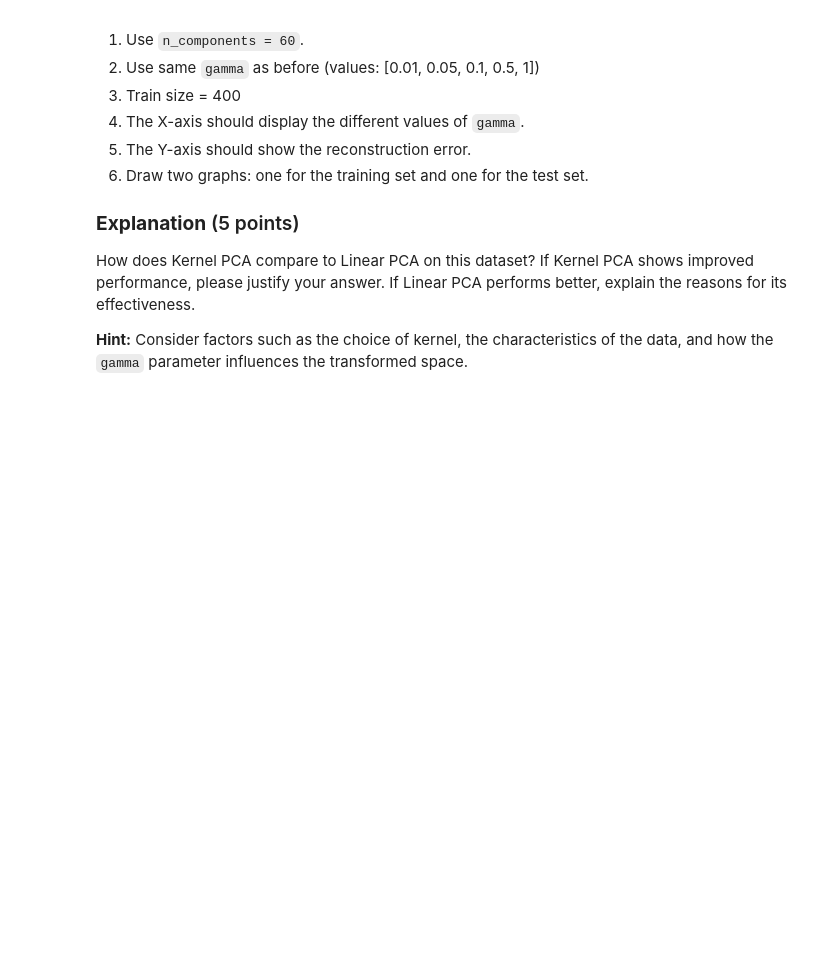
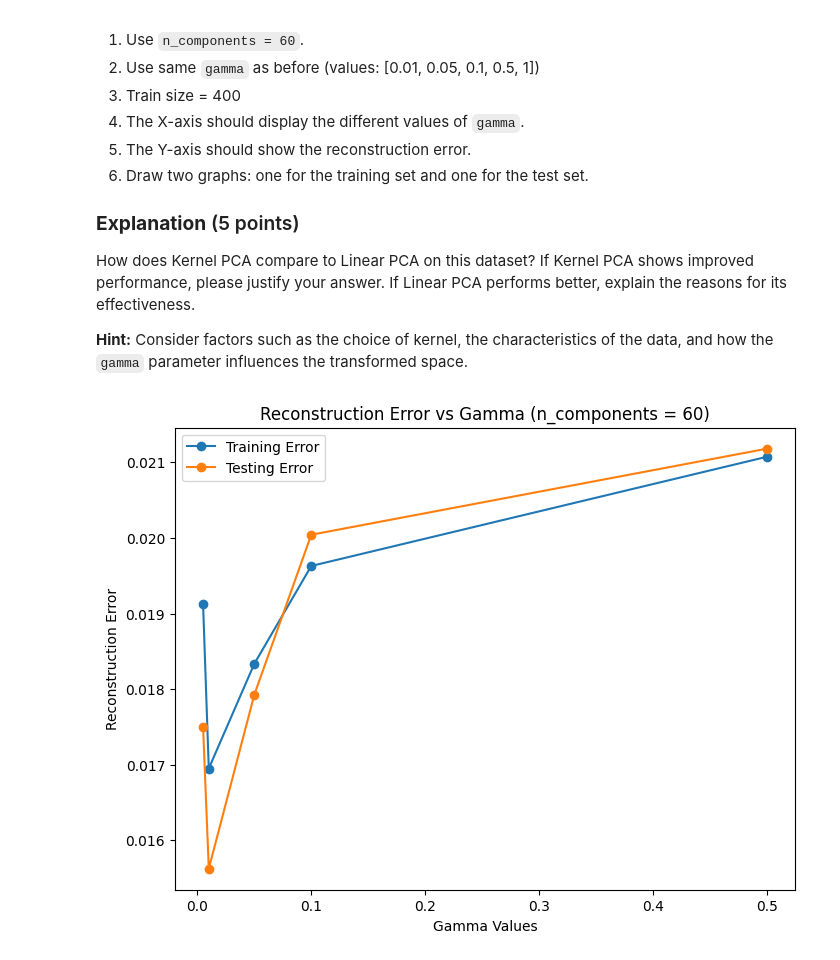
Before and after one commit to omhpatel7/4ML3, a Jupyter notebook: patelo14.ipynb, the cells around one changed output. Saved outputs shown, nothing was run; the diff lists cells and outputs as text; code cells hidden in the pictures; blank space fills up the shorter version.

```diff
--- a/patelo14.ipynb
+++ b/patelo14.ipynb
@@ -743,33 +786,46 @@ How does Kernel PCA compare to Linear PCA on this dataset? If Kernel PCA shows i
 # %%
 # Choose n_components = 60 for visualization
 n_components = 60
+gamma_values = [0.005, 0.01, 0.05, 0.1, 0.5]
+train_size = 400
 
-    ########################
-    ########################
-    #### YOUR CODE HERE ####
-    ########################
-    ########################
+train_errors = []
+test_errors = []
 
-    ########################################################
-    ########################################################
-    #### HINT: You have the values from previos section ####
-    ########################################################
-    ########################################################
+for gamma in gamma_values:
+    kernel_pca = KernelPCA(kernel='rbf', gamma=gamma, n_components=n_components, fit_inverse_transform=True)
+
+    X_train_transformed = kernel_pca.fit_transform(X_train)
+
+    X_train_reconstructed = kernel_pca.inverse_transform(X_train_transformed)
+
+    train_error = np.mean(np.square(X_train - X_train_reconstructed))
+
+    X_test_transformed = kernel_pca.transform(X_test)
+
+    X_test_reconstructed = kernel_pca.inverse_transform(X_test_transformed)
+
+    test_error = np.mean(np.square(X_test - X_test_reconstructed))
+
+    train_errors.append(train_error)
+    test_errors.append(test_error)
 
 # Plot the results
 plt.figure(figsize=(8, 6))
 
 # Plot the training errors
 plt.plot(gamma_values, train_errors, marker='o', label='Training Error')
 
 # Plot the testing errors
 plt.plot(gamma_values, test_errors, marker='o', label='Testing Error')
 
 # Labeling the plot
 plt.xlabel('Gamma Values')
 plt.ylabel('Reconstruction Error')
 plt.title(f'Reconstruction Error vs Gamma (n_components = {n_components})')
 plt.legend()
 
 # Show the plot
 plt.show()
+# %% [output]
+[figure, added]
```
Also changed, not shown: parts of 15 cells of this notebook.
